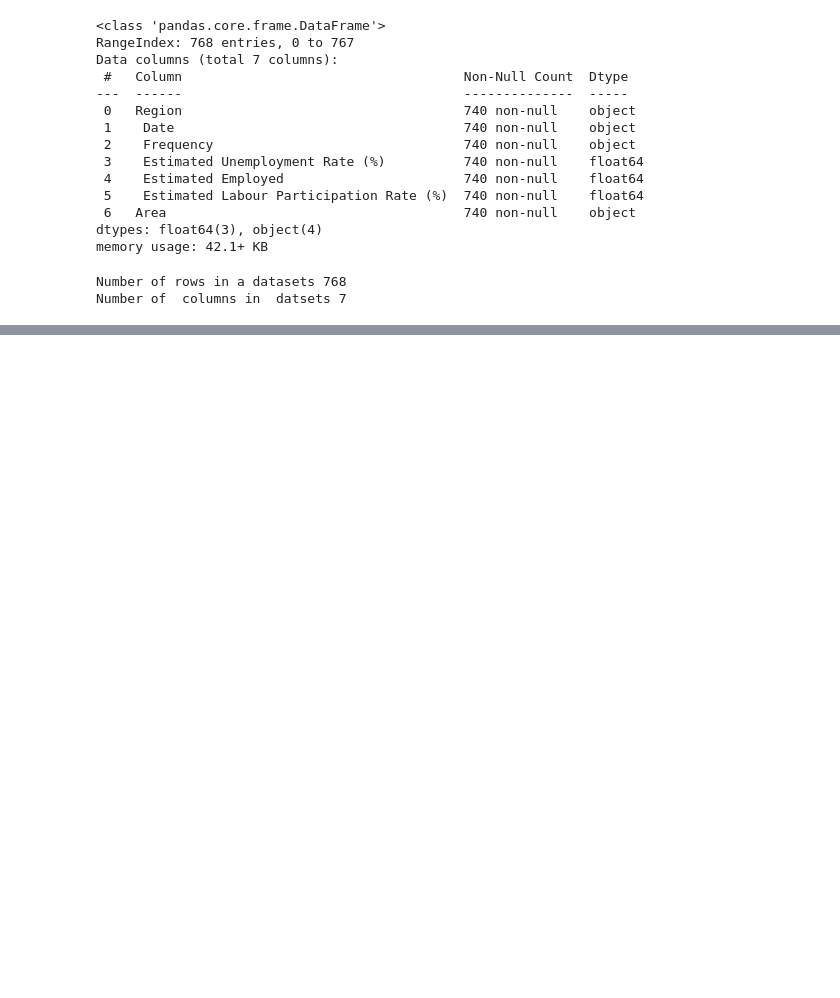
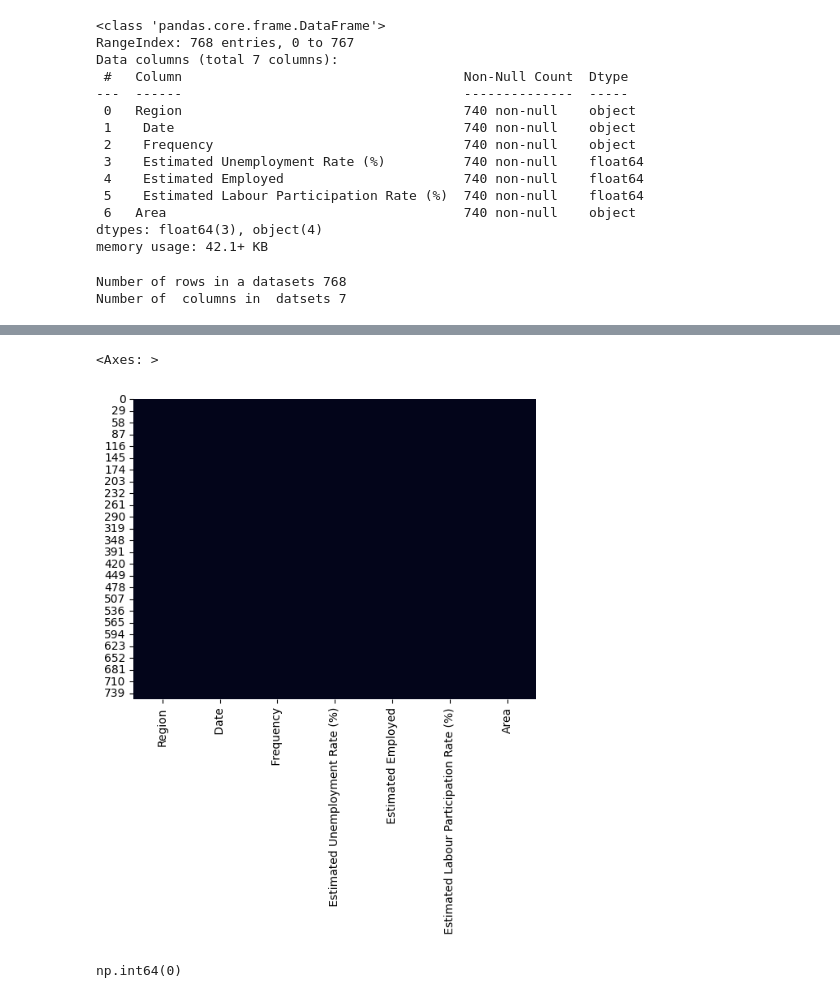
Before and after one commit to shivaprajapati34390-netizen/ML-project, a Jupyter notebook: unemployment_analysis_2026.ipynb, the cells around one changed output, grey strips where cells are left out. Drawn from its saved outputs; the diff is of its cells as text; code cells hidden in the pictures; blank space fills up the shorter version.

```diff
--- a/unemployment_analysis_2026.ipynb
+++ b/unemployment_analysis_2026.ipynb
@@ -73,0 +135,3 @@ Number of  columns in  datsets 7
+# %%
+# drop missing values
+df=df.dropna()
@@ -73,0 +150,5 @@ Number of  columns in  datsets 7
+# %%
+sns.heatmap(df.isnull(),cbar=False)
+# %% [output]
+<Axes: >
+[figure, added]
@@ -73,0 +157,5 @@ Number of  columns in  datsets 7
+# %%
+# check dulicates values
+df.duplicated().sum()
+# %% [output]
+np.int64(0)
```
Also changed, not shown: parts of 33 cells of this notebook.
